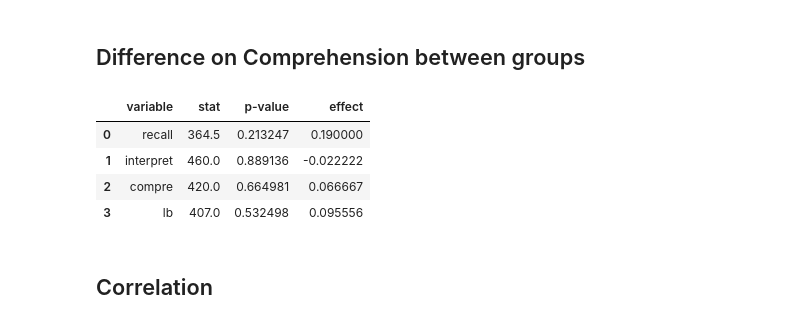
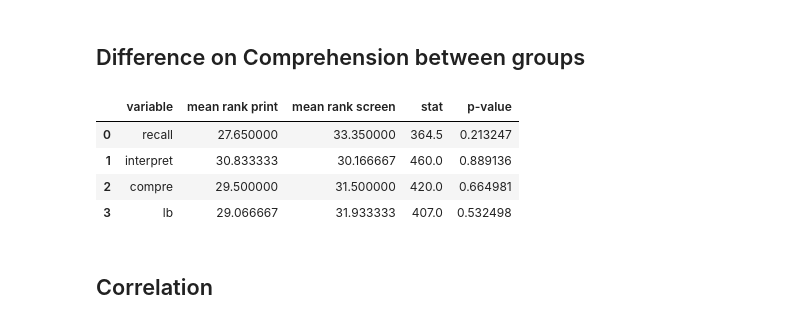
Before and after one commit to KyleCarlo/ScreenVSPrint, a Jupyter notebook: Notebook.ipynb, the cells around one changed output. Saved outputs shown, nothing was run; the diff lists cells and outputs as text; code cells hidden in the pictures.

```diff
--- a/Notebook.ipynb
+++ b/Notebook.ipynb
@@ -705,12 +726,27 @@ normality
+# %%
+ps = []
+cols = ['learn_engage', 'format_behave', 'arq_overall', 'md', 'td']
+for each in cols:
+    stat, p = levene(df_inf[df_inf['format'] == 'Print'][each], df_inf[df_inf['format'] == 'Screen'][each], center='mean')
+    ps.append(p)
+equality_var = pd.DataFrame({'variable':['Learning & Engagement', 'Format & Behavior', 'ARQ Overall', 'Mental Demand', 'Temporal Demand'], 'p-value':ps})
+equality_var['T-test Type'] = equality_var['p-value'].apply(lambda x: 'Pooled' if x > 0.05 else 'Welch')
+equality_var.to_latex('equality_var.tex', index=False)
 # %% [markdown]
 ## Difference on ARQ between groups
 # %% [markdown]
 Equality of Variance Test (Levene's Test)
 # %%
+ts = []
 ps = []
+mu1s = []
+mu2s = []
+st1s = []
+st2s = []
 cols = list(df_inf.columns)[1:4]
 for each in cols:
     stat, p = levene(df_inf[df_inf['format'] == 'Print'][each], df_inf[df_inf['format'] == 'Screen'][each], center='mean')
+    ts.append(stat)
     ps.append(p)
 levene_arq_df = pd.DataFrame({'variable': cols, 'p-value':ps})
 levene_arq_df['interpretation'] = levene_arq_df['p-value'].apply(lambda x: 'equal variance' if x > 0.05 else 'not equal variance')
@@ -793,23 +905,44 @@ results
 # %%
 stats = []
 ps = []
 effects = []
+mean_rank_print = []
+mean_rank_screen = []
+
 cols = list(df_inf.columns)[-4:]
+
 for each in cols:
-    stat, p = mannwhitneyu(df_inf[df_inf['format'] == 'Print'][each], df_inf[df_inf['format'] == 'Screen'][each], method='exact')
-    r = rankbiserial(df_inf[df_inf['format'] == 'Print'][each], df_inf[df_inf['format'] == 'Screen'][each], stat)
+    # Extract groups
+    g1 = df_inf[df_inf['format'] == 'Print'][each].dropna()
+    g2 = df_inf[df_inf['format'] == 'Screen'][each].dropna()
+
+    # Mann–Whitney test
+    stat, p = mannwhitneyu(g1, g2, method='exact')
+
+    # Effect size (rank biserial)
+    r = rankbiserial(g1, g2, stat)
     effects.append(r)
+
     stats.append(stat)
     ps.append(p)
 
-results = pd.DataFrame({'variable':cols, 'stat': stats, 'p-value': ps, 'effect': effects})
+    # Compute mean ranks
+    combined = pd.concat([g1, g2], ignore_index=True)
+    ranks = rankdata(combined)  # assigns ranks 1..N
+
+    mean_rank_print.append(ranks[:len(g1)].mean())
+    mean_rank_screen.append(ranks[len(g1):].mean())
+
+
+results = pd.DataFrame({'variable':cols, 'mean rank print':mean_rank_print,'mean rank screen':mean_rank_screen, 'stat': stats, 'p-value': ps})
+results.to_latex('comprehension.tex', index=False)
 results
 # %% [output]
-|  | variable | stat | p-value | effect |
-| 0 | recall | 364.5 | 0.213247 | 0.190000 |
-| 1 | interpret | 460.0 | 0.889136 | -0.022222 |
-| 2 | compre | 420.0 | 0.664981 | 0.066667 |
-| 3 | lb | 407.0 | 0.532498 | 0.095556 |
+|  | variable | mean rank print | mean rank screen | stat | p-value |
+| 0 | recall | 27.650000 | 33.350000 | 364.5 | 0.213247 |
+| 1 | interpret | 30.833333 | 30.166667 | 460.0 | 0.889136 |
+| 2 | compre | 29.500000 | 31.500000 | 420.0 | 0.664981 |
+| 3 | lb | 29.066667 | 31.933333 | 407.0 | 0.532498 |
 # %% [markdown]
 ## Correlation
 # %% [markdown]
```
Also changed, not shown: parts of 12 cells of this notebook, 9 other files.
